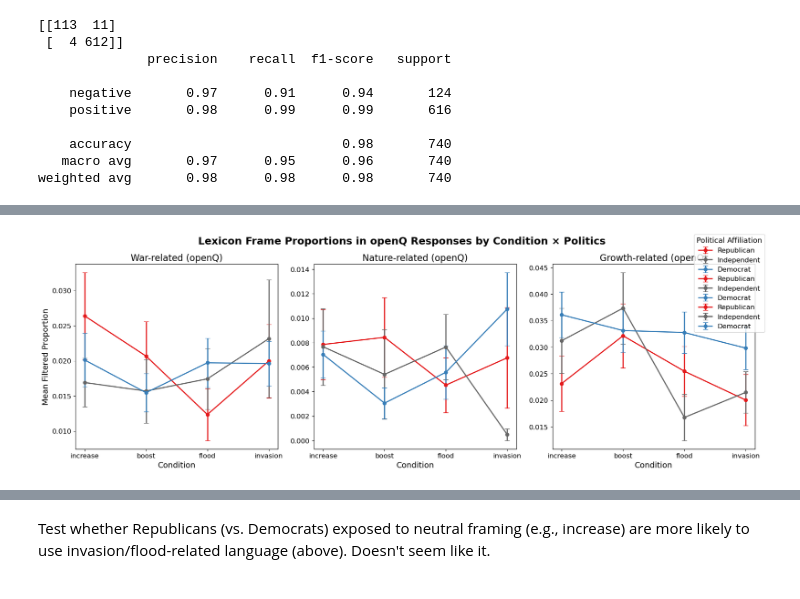
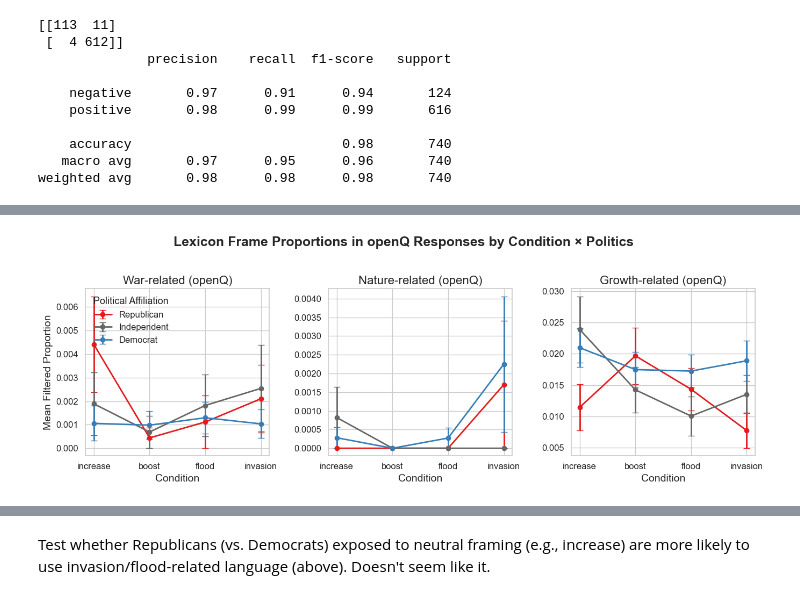
Before and after one commit to anachkhaidze/immigration_2025, a Jupyter notebook: immigration_2025_analysis_llm.ipynb, the cells around one changed output, grey strips where cells are left out. Drawn from its saved outputs; the diff is of its cells as text; code cells hidden in the pictures.

```diff
--- a/immigration_2025_analysis_llm.ipynb
+++ b/immigration_2025_analysis_llm.ipynb
@@ -751,7 +566,7 @@ for i, party in enumerate(politics):
     plt.errorbar(
         x=x_pos,
         y=group["mean_similarity"],
-        yerr=1.96 * group["se"],
+        yerr=1 * group["se"],
         fmt='o',
         label=party,
         color=palette[party],
@@ -1104,22 +1158,16 @@ lexicon_word_df.columns = ['word', 'count']
 import re
 
 # STEP 1: Tokenize openQ
-df["openQ_tokens"] = (
-    df["openQ"].astype(str)
-    .str.lower()
-    .apply(lambda x: re.findall(r"\b\w+\b", x))
-)
-
 # STEP 2: Remove original passage words
-df["openQ_non_passage_tokens"] = df["openQ_tokens"].apply(lambda tokens: [w for w in tokens if w not in passage_tokens])
+# === 6. openQ tokenization and filtering ===
+df["openQ_tokens"] = df["openQ"].apply(simple_tokenize)
+df["openQ_non_passage_tokens"] = df["openQ_tokens"].apply(non_passage_tokens)
 df["n_openQ_non_passage"] = df["openQ_non_passage_tokens"].apply(len)
 
-# STEP 3: Lexicon match counts (filtered)
-df["openQ_war_matches_filtered"] = df["openQ_non_passage_tokens"].apply(lambda x: count_matches_filtered(x, war_expanded))
-df["openQ_nature_matches_filtered"] = df["openQ_non_passage_tokens"].apply(lambda x: count_matches_filtered(x, nature_expanded))
-df["openQ_growth_matches_filtered"] = df["openQ_non_passage_tokens"].apply(lambda x: count_matches_filtered(x, growth_expanded))
+df["openQ_war_matches_filtered"] = df["openQ_non_passage_tokens"].apply(lambda x: count_matches_filtered(x, war_lexicon))
+df["openQ_nature_matches_filtered"] = df["openQ_non_passage_tokens"].apply(lambda x: count_matches_filtered(x, nature_lexicon))
+df["openQ_growth_matches_filtered"] = df["openQ_non_passage_tokens"].apply(lambda x: count_matches_filtered(x, growth_lexicon))
 
-# STEP 4: Normalize by non-passage token count
 df["openQ_prop_war"] = df["openQ_war_matches_filtered"] / df["n_openQ_non_passage"]
 df["openQ_prop_nature"] = df["openQ_nature_matches_filtered"] / df["n_openQ_non_passage"]
 df["openQ_prop_growth"] = df["openQ_growth_matches_filtered"] / df["n_openQ_non_passage"]
@@ -1144,37 +1192,53 @@ summary_openq = (
 )
 
 # Plotting setup
-fig, axes = plt.subplots(1, 3, figsize=(18, 6), sharey=False)
+fig, axes = plt.subplots(1, 3, figsize=(14, 5), sharey=False)
 
 metrics = [
     ("mean_war", "se_war", "War-related (openQ)"),
     ("mean_nature", "se_nature", "Nature-related (openQ)"),
     ("mean_growth", "se_growth", "Growth-related (openQ)")
 ]
 
 for i, (mean_col, se_col, title) in enumerate(metrics):
     ax = axes[i]
     for party in politics:
         subset = summary_openq[summary_openq["politicalView"] == party]
         x = np.arange(len(conditions))
-        means = [subset[subset["condition"] == cond][mean_col].values[0] if cond in subset["condition"].values else np.nan for cond in conditions]
-        errors = [subset[subset["condition"] == cond][se_col].values[0] if cond in subset["condition"].values else np.nan for cond in conditions]
+        means = [
+            subset[subset["condition"] == cond][mean_col].values[0] if cond in subset["condition"].values else np.nan
+            for cond in conditions
+        ]
+        errors = [
+            subset[subset["condition"] == cond][se_col].values[0] if cond in subset["condition"].values else np.nan
+            for cond in conditions
+        ]
+
         ax.errorbar(
             x, means, yerr=[1.00 * e for e in errors],
-            label=party, color=palette[party], marker='o',
+            label=party if i == 0 else None,
+            color=palette[party], marker='o',
             linewidth=2, capsize=4
         )
     ax.set_xticks(x)
     ax.set_xticklabels(conditions, fontsize=12)
     ax.set_title(title, fontsize=16)
     ax.set_xlabel("Condition", fontsize=14)
     if i == 0:
         ax.set_ylabel("Mean Filtered Proportion", fontsize=14)
     ax.tick_params(labelsize=12)
 
+# Add legend inside first subplot
+axes[0].legend(
+    title="Political Affiliation",
+    fontsize=12,
+    title_fontsize=13,
+    loc="upper left",
+    frameon=False
+)
+
 fig.suptitle("Lexicon Frame Proportions in openQ Responses by Condition × Politics", fontsize=18, weight='bold')
-fig.legend(title="Political Affiliation", fontsize=12, title_fontsize=13, loc="upper right")
 plt.tight_layout()
 plt.show()
 # %% [output]
-[figure, old version]
+[figure, new version]
```
Also changed, not shown: parts of 64 cells of this notebook.
